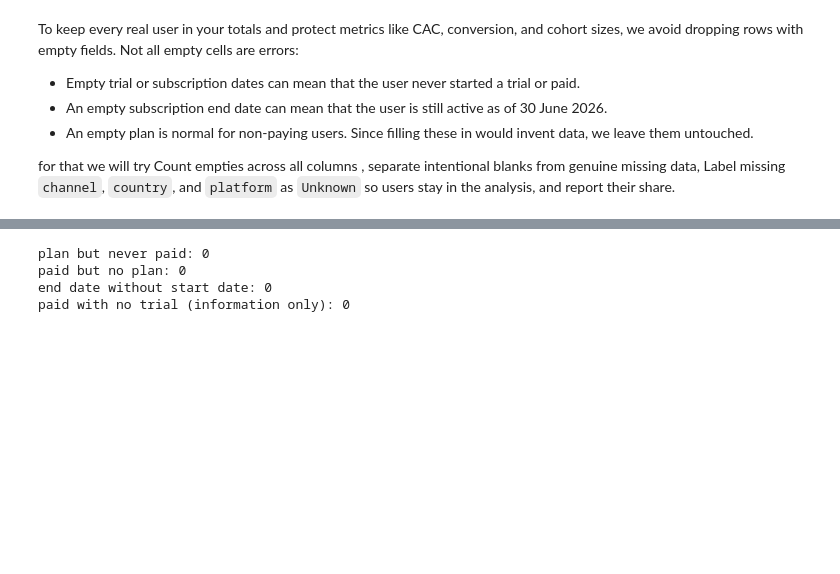
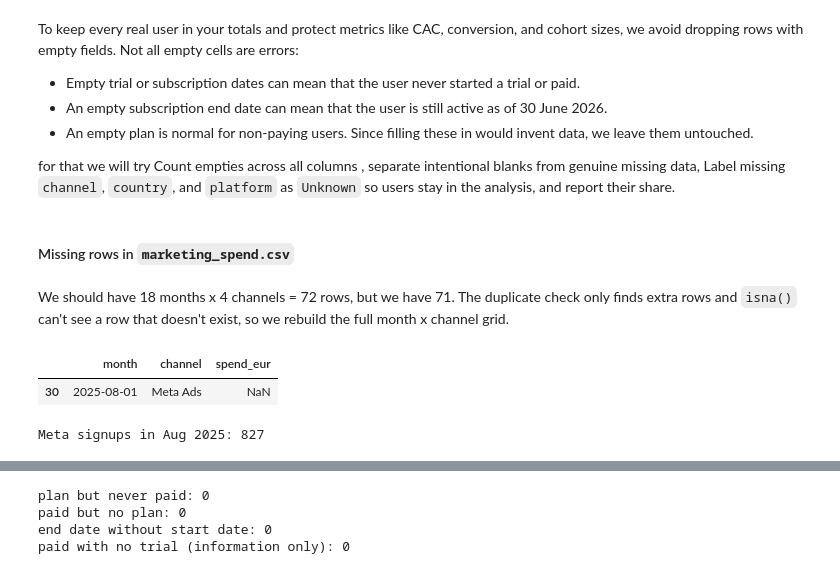
Before and after one commit to abdo0620/Filoop, a Jupyter notebook: notebooks/cleaning.ipynb, the cells around one changed output, grey strips where cells are left out. Drawn from its saved outputs; the diff is of its cells as text; code cells hidden in the pictures; blank space fills up the shorter version.

```diff
--- a/notebooks/cleaning.ipynb
+++ b/notebooks/cleaning.ipynb
@@ -322,3 +356,20 @@ Since filling these in would invent data, we leave them untouched.
 
 
 for that we will try  Count empties across all columns , separate intentional blanks from genuine missing data, Label missing `channel`, `country`, and `platform` as `Unknown` so users stay in the analysis, and report their share.
+# %% [markdown]
+#### Missing rows in `marketing_spend.csv`
+# %% [markdown]
+We should have 18 months x 4 channels = 72 rows, but we have 71. The duplicate check only finds extra rows and `isna()` can't see a row that doesn't exist, so we rebuild the full month x channel grid.
+# %%
+months = pd.date_range("2025-01-01", "2026-06-01", freq="MS")
+grid = pd.MultiIndex.from_product([months, mark["channel"].cat.categories], names=["month", "channel"])
+
+mark = mark.set_index(["month", "channel"]).reindex(grid).reset_index()
+display(mark[mark["spend_eur"].isna()])
+
+aug_meta = (user["channel"] == "Meta Ads") & (user["signup_date"].dt.to_period("M") == "2025-08")
+print("Meta signups in Aug 2025:", aug_meta.sum())
+# %% [output]
+|  | month | channel | spend_eur |
+| 30 | 2025-08-01 | Meta Ads | NaN |
+Meta signups in Aug 2025: 827
```
Also changed, not shown: parts of 15 cells of this notebook, 2 other files.
